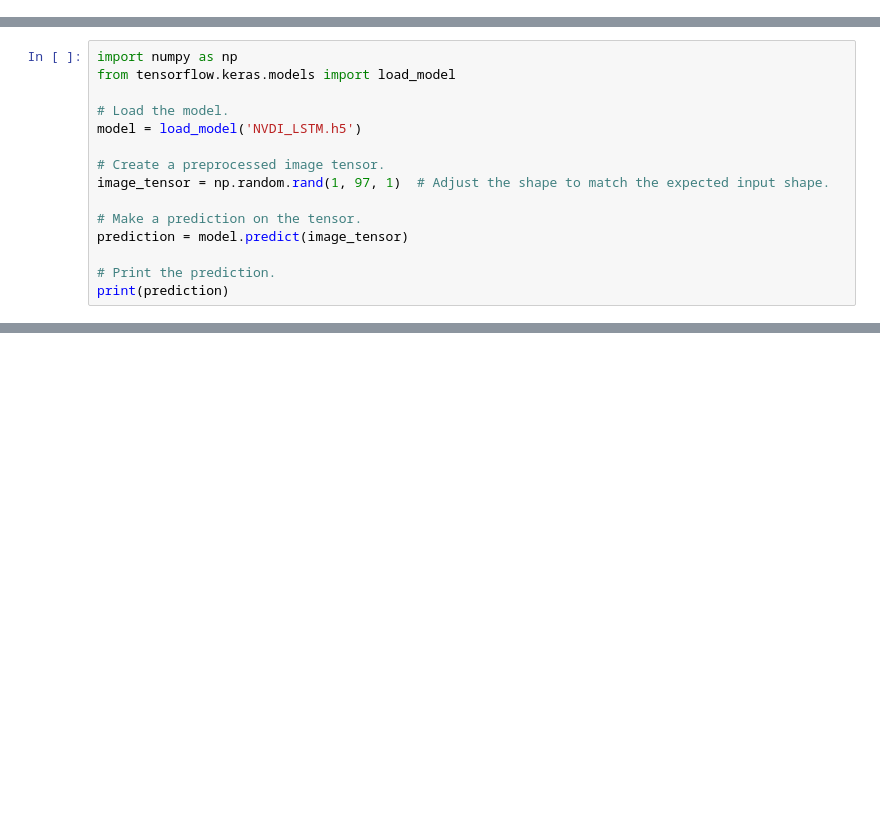
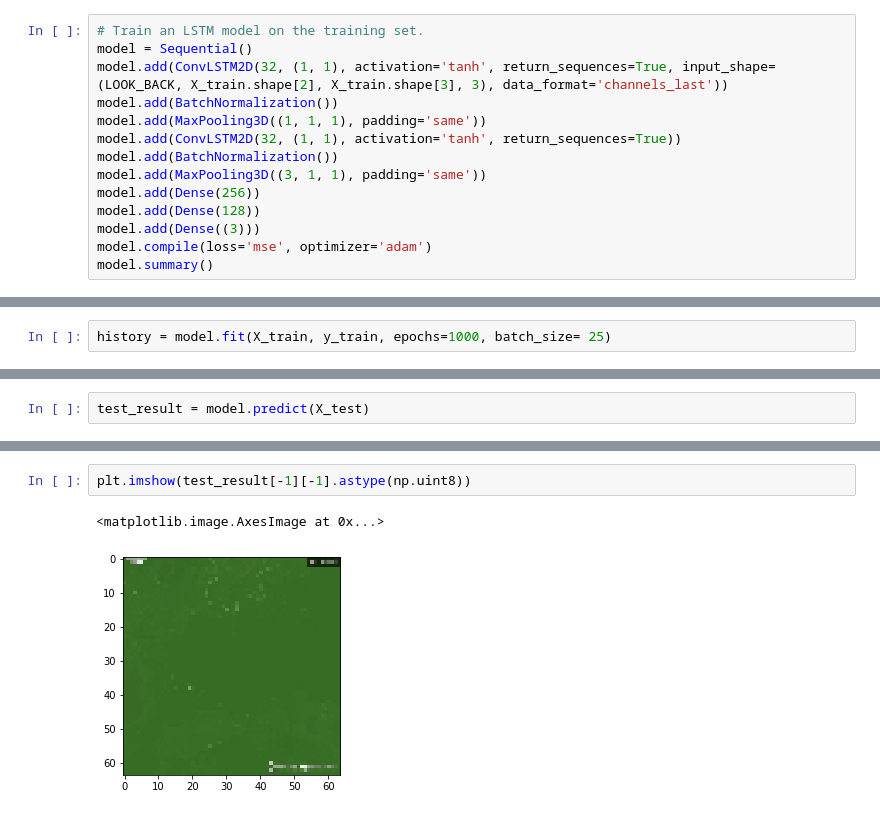
Before and after one commit to andreafaith/datafusion, a Jupyter notebook: Models/NVDI_LSTM.ipynb, the cells around one changed output, grey strips where cells are left out. Drawn from its saved outputs; the diff is of its cells as text; blank space fills up the shorter version.

```diff
--- a/Models/NVDI_LSTM.ipynb
+++ b/Models/NVDI_LSTM.ipynb
@@ -93,0 +99,14 @@ Epoch 10/10
+# %%
+# Train an LSTM model on the training set.
+model = Sequential()
+model.add(ConvLSTM2D(32, (1, 1), activation='tanh', return_sequences=True, input_shape=(LOOK_BACK, X_train.shape[2], X_train.shape[3], 3), data_format='channels_last'))
+model.add(BatchNormalization())
+model.add(MaxPooling3D((1, 1, 1), padding='same'))
+model.add(ConvLSTM2D(32, (1, 1), activation='tanh', return_sequences=True))
+model.add(BatchNormalization())
+model.add(MaxPooling3D((3, 1, 1), padding='same'))
+model.add(Dense(256))
+model.add(Dense(128))
+model.add(Dense((3)))
+model.compile(loss='mse', optimizer='adam')
+model.summary()
@@ -93,0 +131,2 @@ Epoch 10/10
+# %%
+history = model.fit(X_train, y_train, epochs=1000, batch_size= 25)
@@ -103,15 +157,0 @@ Test loss: 5.257240331957291e-07
-# %%
-import numpy as np
-from tensorflow.keras.models import load_model
-
-# Load the model.
-model = load_model('NVDI_LSTM.h5')
-
-# Create a preprocessed image tensor.
-image_tensor = np.random.rand(1, 97, 1)  # Adjust the shape to match the expected input shape.
-
-# Make a prediction on the tensor.
-prediction = model.predict(image_tensor)
-
-# Print the prediction.
-print(prediction)
@@ -120,0 +158,2 @@ print(prediction)
+# %%
+test_result = model.predict(X_test)
@@ -120,0 +162,5 @@ print(prediction)
+# %%
+plt.imshow(test_result[-1][-1].astype(np.uint8))
+# %% [output]
+<matplotlib.image.AxesImage at 0x...>
+[figure, added]
```
Also changed, not shown: parts of 17 cells of this notebook, 1 other file.
